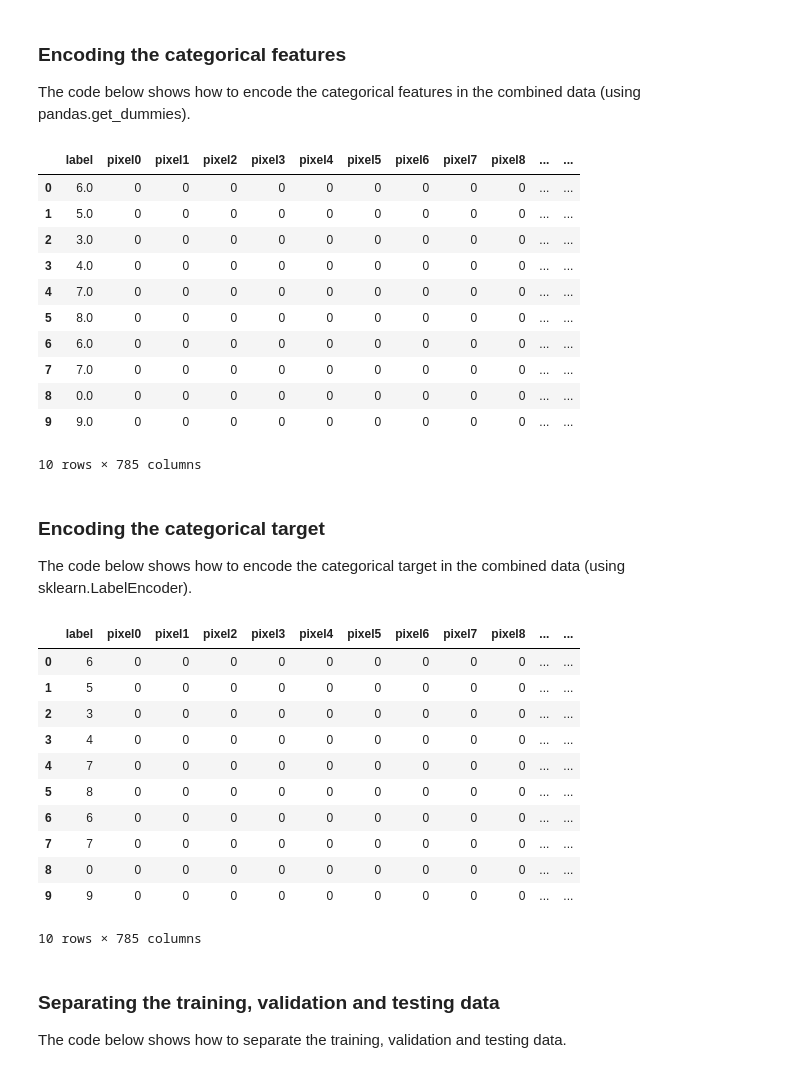
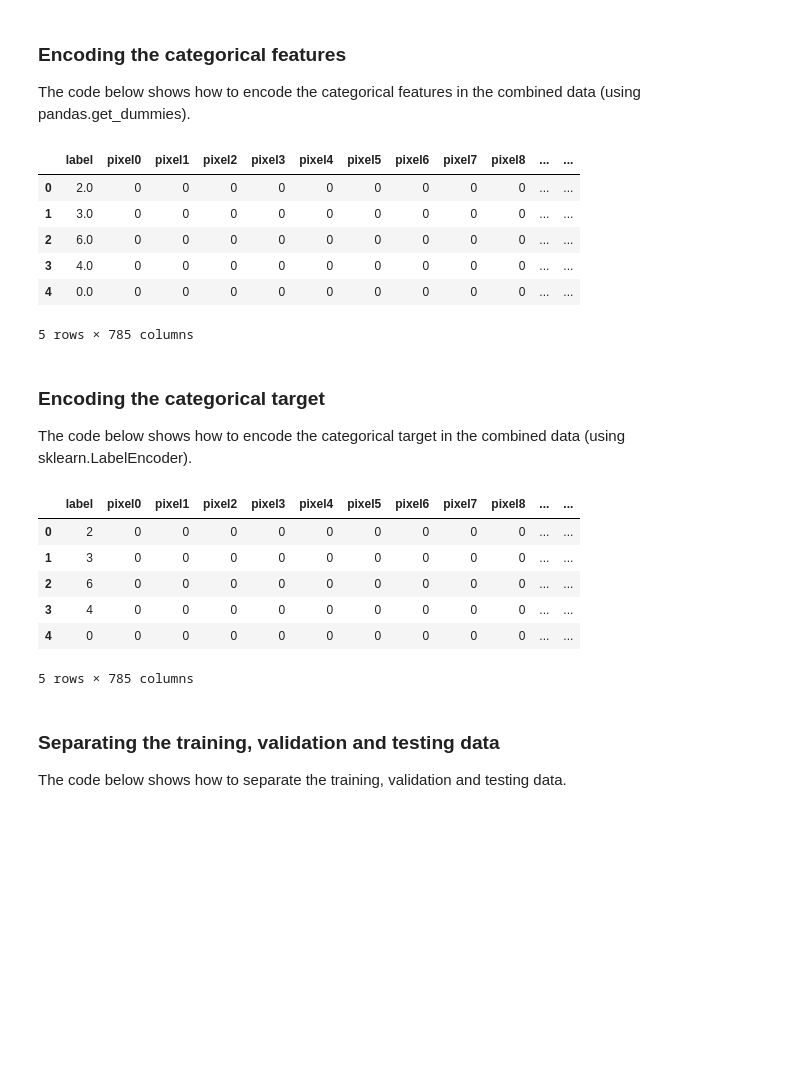
Before and after one commit to nehat312/teaching, a Jupyter notebook: gwu/machine_learning_I/spring_2020/case_study/case_study_2/case_study_2.ipynb, the cells around one changed output. Cells and saved outputs as stored; diff of their text form; code cells hidden in the pictures; blank space fills up the shorter version.

```diff
--- a/gwu/machine_learning_I/spring_2020/case_study/case_study_2/case_study_2.ipynb
+++ b/gwu/machine_learning_I/spring_2020/case_study/case_study_2/case_study_2.ipynb
@@ -110,7 +105,7 @@ The code below shows how to divide the training data into training (80%) and val
 from sklearn.model_selection import train_test_split
 
 # Divide the training data into training (80%) and validation (20%)
-df_train, df_valid = train_test_split(df_train, train_size=0.8, random_state=42)
+df_train, df_valid = train_test_split(df_train, train_size=0.8, random_state=42, stratify=df_train[target])
 
 # Reset the index
 df_train, df_valid = df_train.reset_index(drop=True), df_valid.reset_index(drop=True)
@@ -412,19 +361,14 @@ The code below shows how to encode the categorical features in the combined data
 # %%
 # One-hot-encode the categorical features in the combined data
 df = pd.get_dummies(df, columns=np.setdiff1d(df_cat['var'], [target]))
 
-# Print the first 10 rows (samples) of df
-df.head(10)
+# Print the first 5 rows of df
+df.head()
 # %% [output]
 |  | label | pixel0 | pixel1 | pixel2 | pixel3 | pixel4 | pixel5 | pixel6 | pixel7 | pixel8 | ... | ... |
-| 0 | 6.0 | 0 | 0 | 0 | 0 | 0 | 0 | 0 | 0 | 0 | ... | ... |
-| 1 | 5.0 | 0 | 0 | 0 | 0 | 0 | 0 | 0 | 0 | 0 | ... | ... |
-| 2 | 3.0 | 0 | 0 | 0 | 0 | 0 | 0 | 0 | 0 | 0 | ... | ... |
+| 0 | 2.0 | 0 | 0 | 0 | 0 | 0 | 0 | 0 | 0 | 0 | ... | ... |
+| 1 | 3.0 | 0 | 0 | 0 | 0 | 0 | 0 | 0 | 0 | 0 | ... | ... |
+| 2 | 6.0 | 0 | 0 | 0 | 0 | 0 | 0 | 0 | 0 | 0 | ... | ... |
 | 3 | 4.0 | 0 | 0 | 0 | 0 | 0 | 0 | 0 | 0 | 0 | ... | ... |
-| 4 | 7.0 | 0 | 0 | 0 | 0 | 0 | 0 | 0 | 0 | 0 | ... | ... |
-| 5 | 8.0 | 0 | 0 | 0 | 0 | 0 | 0 | 0 | 0 | 0 | ... | ... |
-| 6 | 6.0 | 0 | 0 | 0 | 0 | 0 | 0 | 0 | 0 | 0 | ... | ... |
-| 7 | 7.0 | 0 | 0 | 0 | 0 | 0 | 0 | 0 | 0 | 0 | ... | ... |
-| 8 | 0.0 | 0 | 0 | 0 | 0 | 0 | 0 | 0 | 0 | 0 | ... | ... |
-| 9 | 9.0 | 0 | 0 | 0 | 0 | 0 | 0 | 0 | 0 | 0 | ... | ... |
+| 4 | 0.0 | 0 | 0 | 0 | 0 | 0 | 0 | 0 | 0 | 0 | ... | ... |
-10 rows × 785 columns
+5 rows × 785 columns
@@ -442,21 +384,16 @@ le = LabelEncoder()
 # Encode the categorical target in the combined data
 df[target] = le.fit_transform(df[target])
 
-# Print the first 10 rows (samples) of df
-df.head(10)
+# Print the first 5 rows of df
+df.head()
 # %% [output]
 |  | label | pixel0 | pixel1 | pixel2 | pixel3 | pixel4 | pixel5 | pixel6 | pixel7 | pixel8 | ... | ... |
-| 0 | 6 | 0 | 0 | 0 | 0 | 0 | 0 | 0 | 0 | 0 | ... | ... |
-| 1 | 5 | 0 | 0 | 0 | 0 | 0 | 0 | 0 | 0 | 0 | ... | ... |
-| 2 | 3 | 0 | 0 | 0 | 0 | 0 | 0 | 0 | 0 | 0 | ... | ... |
+| 0 | 2 | 0 | 0 | 0 | 0 | 0 | 0 | 0 | 0 | 0 | ... | ... |
+| 1 | 3 | 0 | 0 | 0 | 0 | 0 | 0 | 0 | 0 | 0 | ... | ... |
+| 2 | 6 | 0 | 0 | 0 | 0 | 0 | 0 | 0 | 0 | 0 | ... | ... |
 | 3 | 4 | 0 | 0 | 0 | 0 | 0 | 0 | 0 | 0 | 0 | ... | ... |
-| 4 | 7 | 0 | 0 | 0 | 0 | 0 | 0 | 0 | 0 | 0 | ... | ... |
-| 5 | 8 | 0 | 0 | 0 | 0 | 0 | 0 | 0 | 0 | 0 | ... | ... |
-| 6 | 6 | 0 | 0 | 0 | 0 | 0 | 0 | 0 | 0 | 0 | ... | ... |
-| 7 | 7 | 0 | 0 | 0 | 0 | 0 | 0 | 0 | 0 | 0 | ... | ... |
-| 8 | 0 | 0 | 0 | 0 | 0 | 0 | 0 | 0 | 0 | 0 | ... | ... |
-| 9 | 9 | 0 | 0 | 0 | 0 | 0 | 0 | 0 | 0 | 0 | ... | ... |
+| 4 | 0 | 0 | 0 | 0 | 0 | 0 | 0 | 0 | 0 | 0 | ... | ... |
-10 rows × 785 columns
+5 rows × 785 columns
 # %% [markdown]
 ### Separating the training, validation and testing data
 The code below shows how to separate the training, validation and testing data.
```
Also changed, not shown: parts of 24 cells of this notebook.
